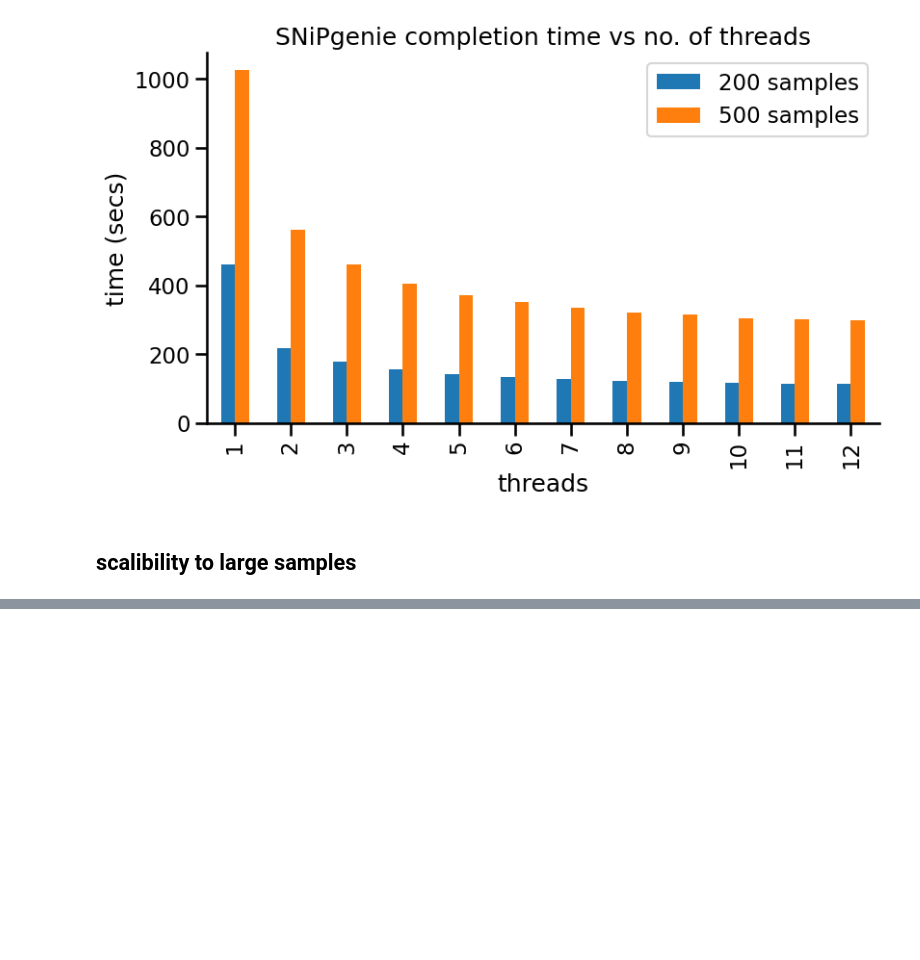
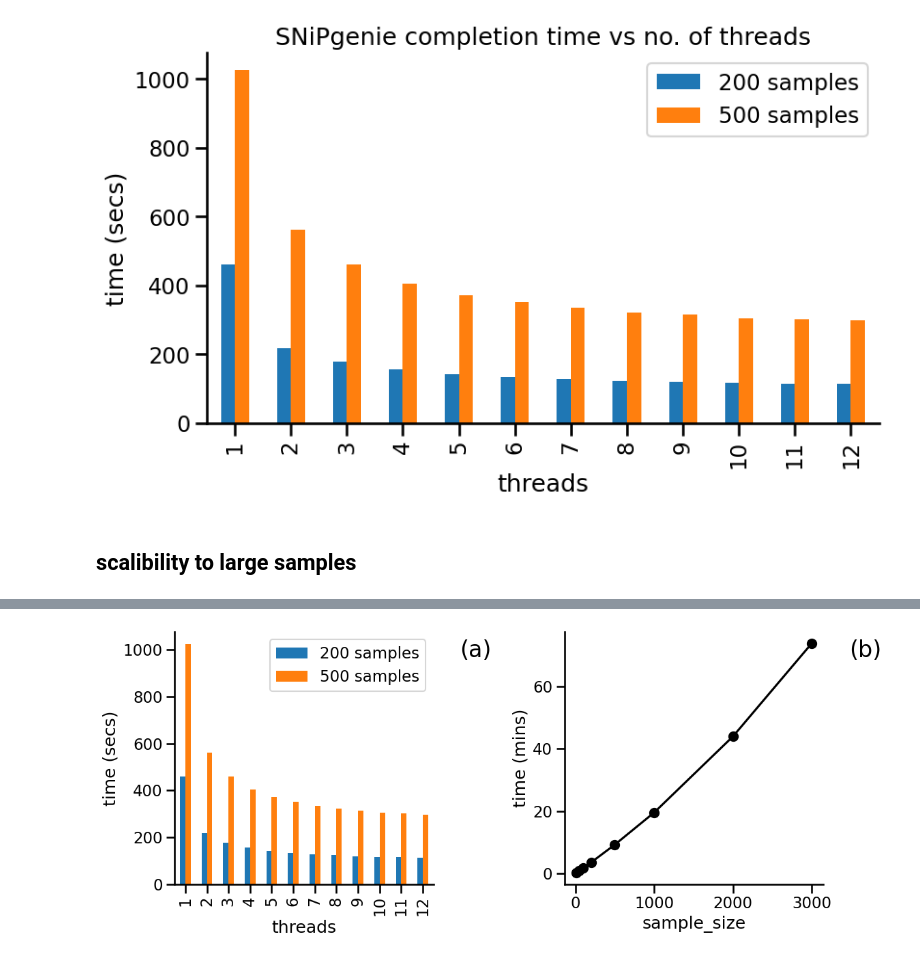
Before and after one commit to dmnfarrell/snipgenie, a Jupyter notebook: notebooks/benchmarking.ipynb, the cells around one changed output, grey strips where cells are left out. Cells and saved outputs as stored; diff of their text form; code cells hidden in the pictures; blank space fills up the shorter version.

```diff
--- a/notebooks/benchmarking.ipynb
+++ b/notebooks/benchmarking.ipynb
@@ -294,0 +219,18 @@ ax=res.plot(x='sample_size',legend=True,figsize=(9,5))
+# %%
+fig,axs=plt.subplots(1,2,figsize=(12,5))
+ax=axs[0]
+sns.set_context('talk')
+df.plot(x='threads',kind='bar',legend=True,ax=ax)
+#ax.set_title('Completion time vs no. of threads')
+ax.set_ylabel('time (secs)')
+ax.text(1.1,.9,'(a)', transform=ax.transAxes,fontsize=24)
+sns.despine()
+ax=axs[1]
+res2.plot(x='sample_size',y='mins',legend=False,c='black',marker='o',ms=10,ax=ax)
+ax.set_ylabel('time (mins)')
+ax.text(1.1,.9,'(b)', transform=ax.transAxes,fontsize=24)
+#ax.set_title('speed vs sample size')
+sns.despine()
+plt.tight_layout()
+# %% [output]
+[figure, added]
```
Also changed, not shown: parts of 8 cells of this notebook, 3 other files.
